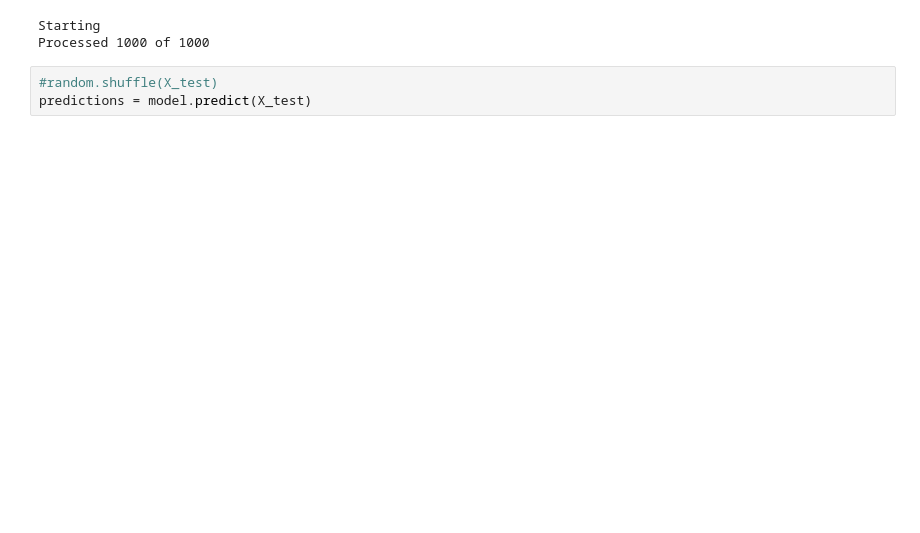
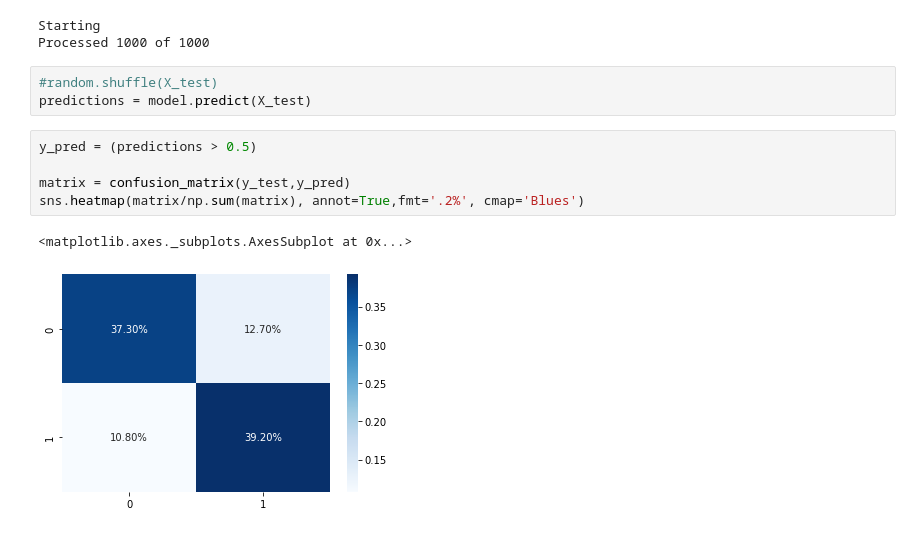
Before and after one commit to InsperCoding/data-augmentation, a Jupyter notebook: classifier.ipynb, the cells around one changed output. Drawn from its saved outputs; the diff is of its cells as text; blank space fills up the shorter version.

Commit message:
confusion matrix

```diff
--- a/classifier.ipynb
+++ b/classifier.ipynb
@@ -315,6 +287,14 @@ Processed 1000 of 1000
 # %%
 #random.shuffle(X_test)
 predictions = model.predict(X_test)
+# %%
+y_pred = (predictions > 0.5)
+
+matrix = confusion_matrix(y_test,y_pred)
+sns.heatmap(matrix/np.sum(matrix), annot=True,fmt='.2%', cmap='Blues')
+# %% [output]
+<matplotlib.axes._subplots.AxesSubplot at 0x...>
+[figure, added]
 # %%
 for i in range(0,10):
     if predictions[i, 0] >= 0.5:
```
Also changed, not shown: parts of 12 cells of this notebook.
